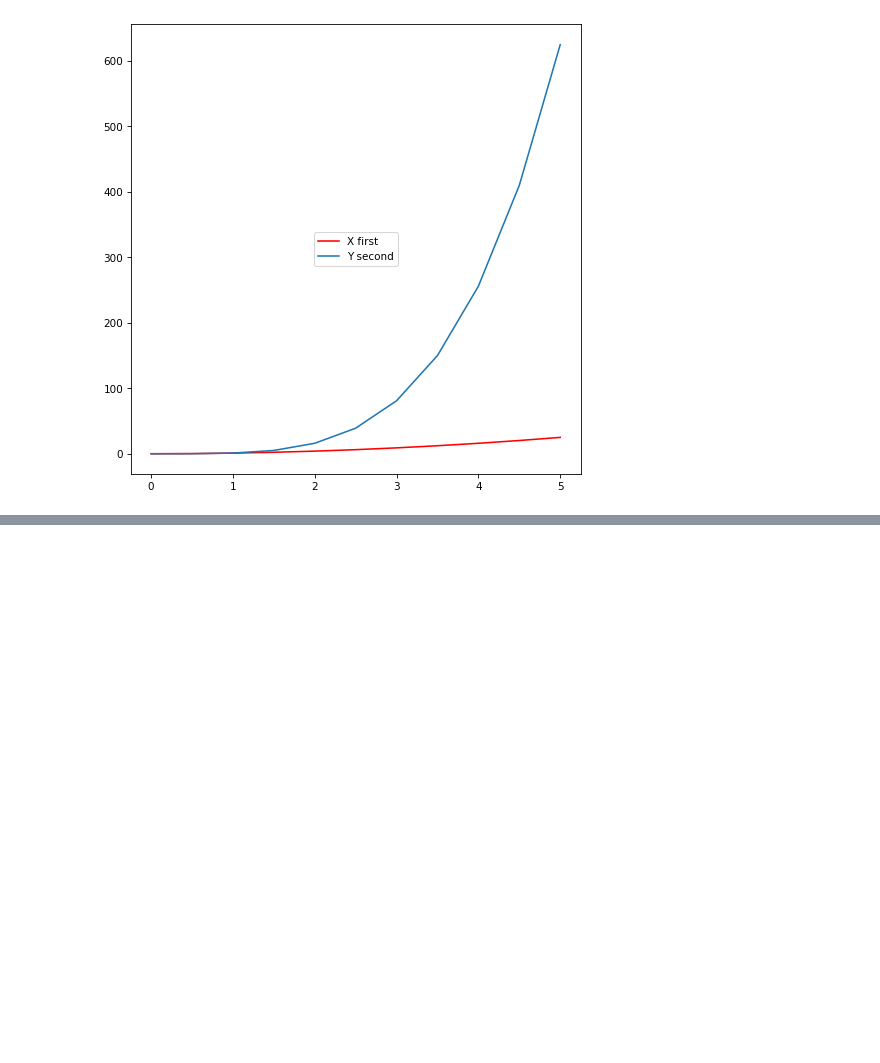
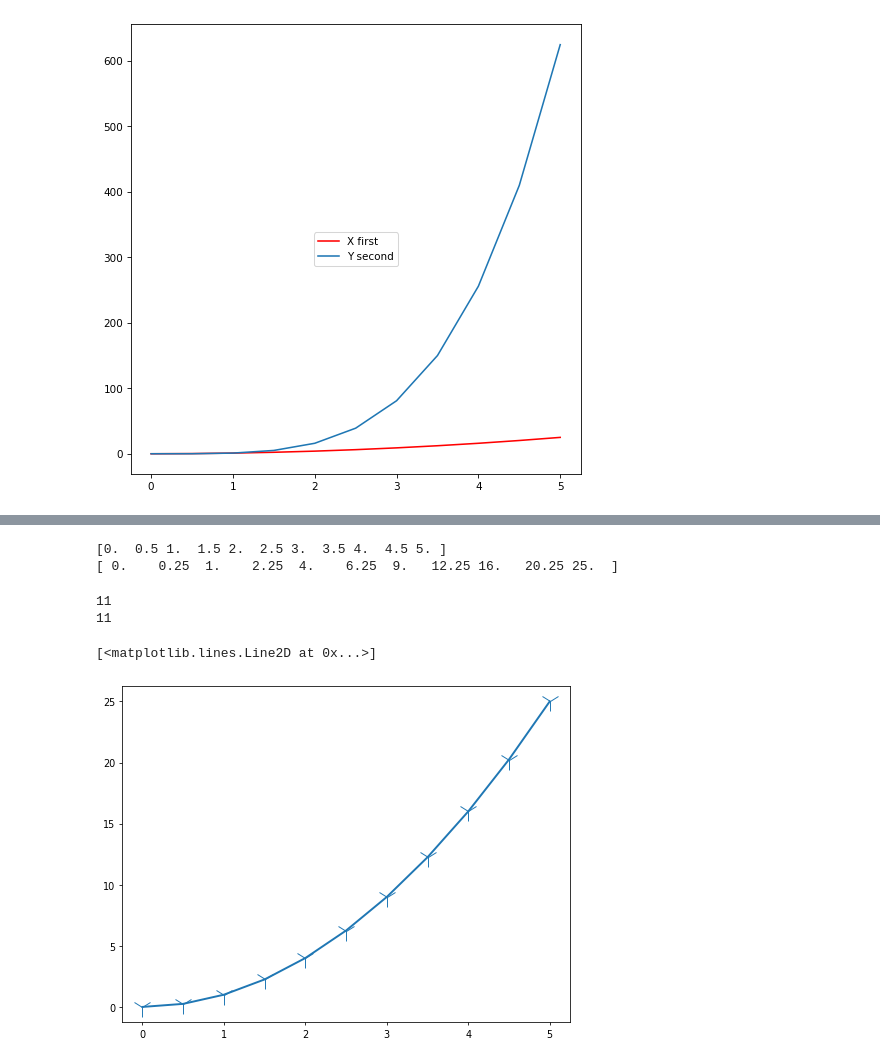
Before and after one commit to Lizaa-sm/python_to_DS, a Jupyter notebook: Python_MatPlot/Introduction_Matplotlib.ipynb, the cells around one changed output, grey strips where cells are left out. Saved outputs shown, nothing was run; the diff lists cells and outputs as text; code cells hidden in the pictures; blank space fills up the shorter version.

```diff
--- a/Python_MatPlot/Introduction_Matplotlib.ipynb
+++ b/Python_MatPlot/Introduction_Matplotlib.ipynb
@@ -135,0 +164,20 @@ ax.legend(loc=10)
+# %%
+print(x)
+print(y)
+# %% [output]
+[0.  0.5 1.  1.5 2.  2.5 3.  3.5 4.  4.5 5. ]
+[ 0.    0.25  1.    2.25  4.    6.25  9.   12.25 16.   20.25 25.  ]
+# %%
+print(len(x))
+print(len(y))
+# %% [output]
+11
+11
+# %%
+fig = plt.figure(dpi=70)
+axes = fig.add_axes([0,0,1,1])
+# Now, you want make marker:'o';'+';'*';'1'
+axes.plot(x,y,lw=2, marker='1', markersize='20')
+# %% [output]
+[<matplotlib.lines.Line2D at 0x...>]
+[figure, added]
```
Also changed, not shown: parts of 7 cells of this notebook.
